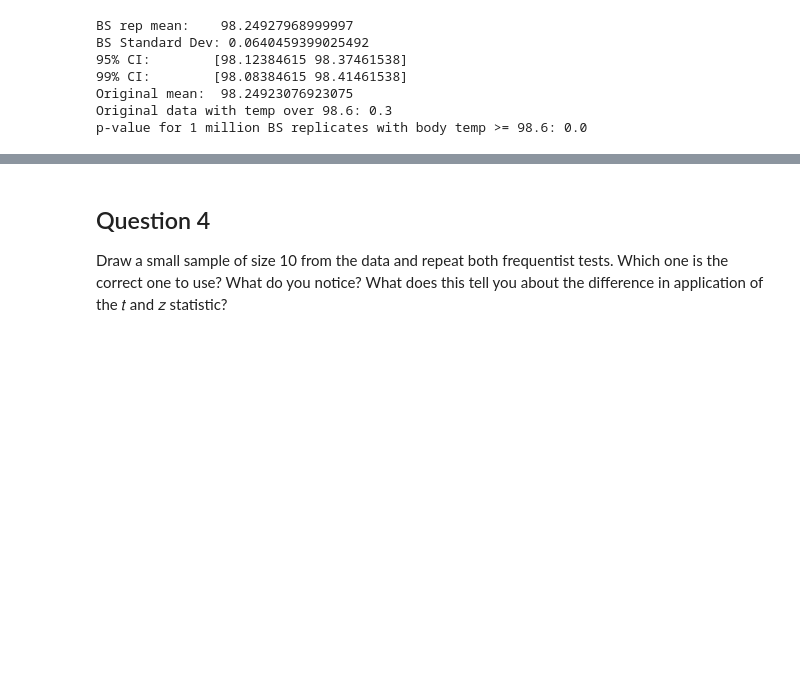
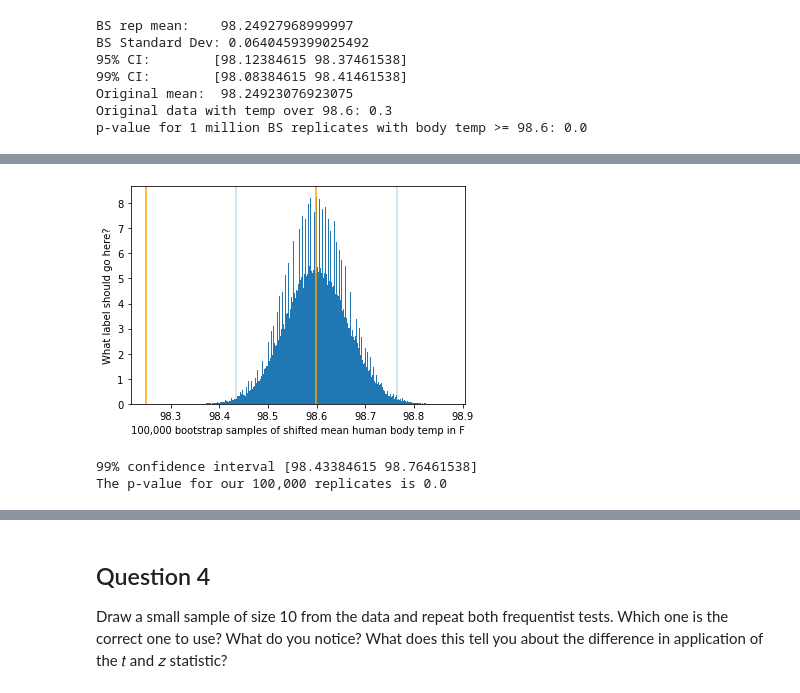
Before and after one commit to dfarkins/Springboard, a Jupyter notebook: EDA_human_temperature/sliderule_dsi_inferential_statistics_exercise_1.ipynb, the cells around one changed output, grey strips where cells are left out. Drawn from its saved outputs; the diff is of its cells as text; code cells hidden in the pictures; blank space fills up the shorter version.

```diff
--- a/EDA_human_temperature/sliderule_dsi_inferential_statistics_exercise_1.ipynb
+++ b/EDA_human_temperature/sliderule_dsi_inferential_statistics_exercise_1.ipynb
@@ -292,0 +315,29 @@ p-value for 1 million BS replicates with body temp >= 98.6: 0.0
+# %%
+# Number of bins is the square root of number of data points: n_bins
+n_bins = np.sqrt(len(bs_shifted))
+
+# Convert number of bins to integer: n_bins
+n_bins = int(n_bins)
+
+# drawing the plot
+plt.hist(bs_shifted, bins=n_bins, density=True)
+_ = plt.axvline(mu, c="orange") #mu is the original mean
+_ = plt.axvline(np.mean(bs_shifted), c="orange")
+_ = plt.axvline(np.percentile(bs_shifted, 99.5), alpha = .25)
+_ = plt.axvline(np.percentile(bs_shifted, .5), alpha = .25)
+
+plt.xlabel("100,000 bootstrap samples of shifted mean human body temp in F")
+plt.ylabel("What label should go here?")
+plt.show()
+# %% [output]
+[figure, added]
+# %%
+#calculate the 99% CI
+print("99% confidence interval", np.percentile(bs_shifted, [.5, 99.5]))
+
+#calculate the p value
+p = np.sum(bs_shifted <= mu)/ len(bs_shifted)
+print("The p-value for our 100,000 replicates is", p)
+# %% [output]
+99% confidence interval [98.43384615 98.76461538]
+The p-value for our 100,000 replicates is 0.0
```
Also changed, not shown: parts of 12 cells of this notebook.
